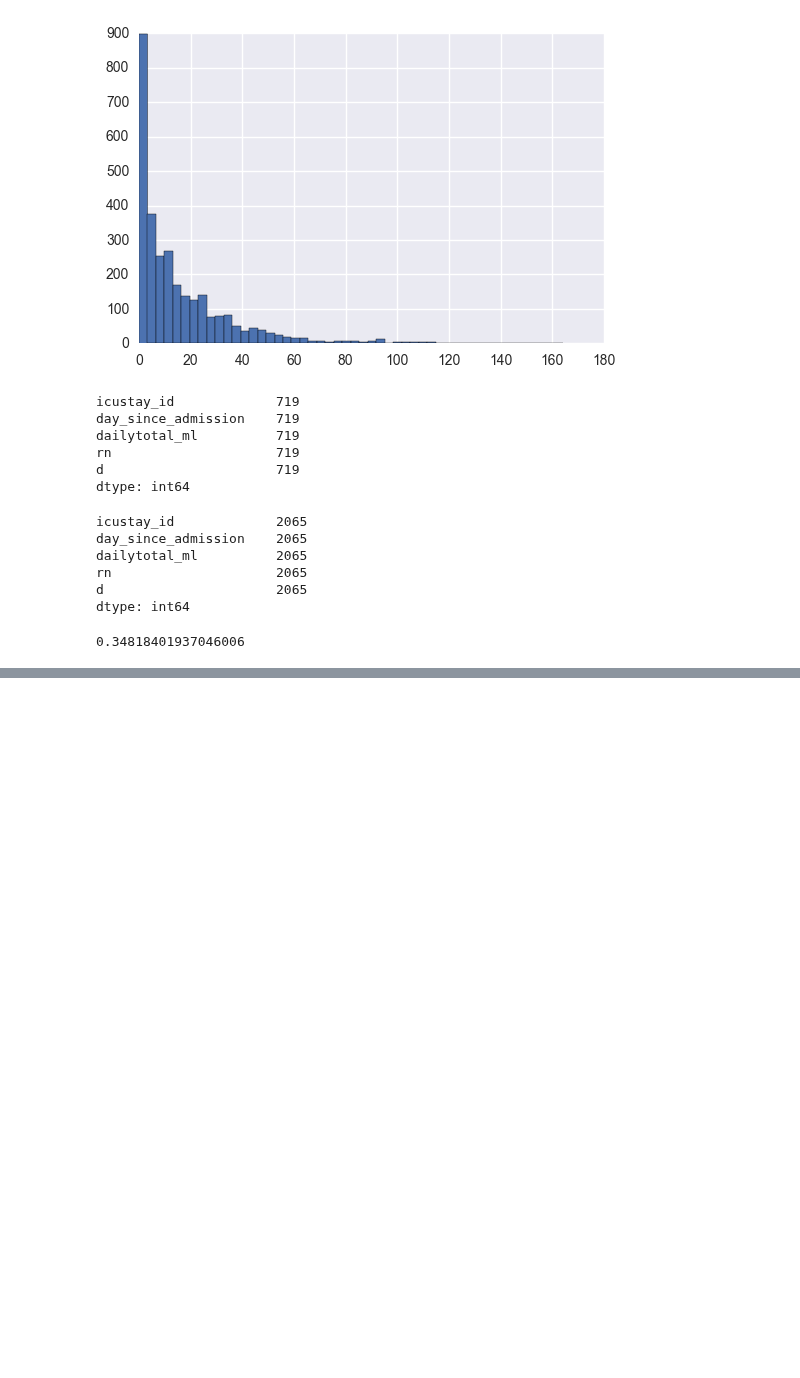
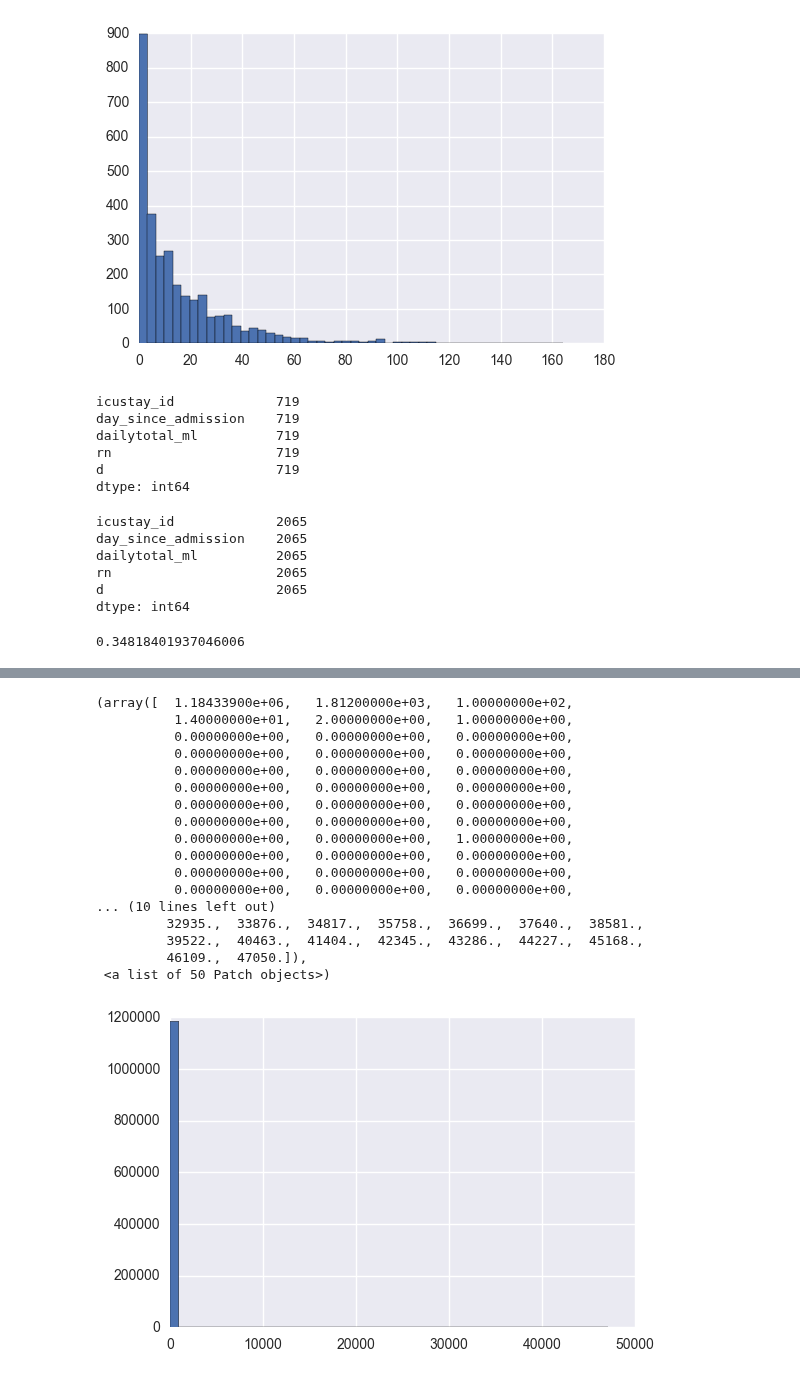
Before and after one commit to yhtgrace/echo, a Jupyter notebook: notebooks/170219_fluid_outliers_MX.ipynb, the cells around one changed output, grey strips where cells are left out. Saved outputs shown, nothing was run; the diff lists cells and outputs as text; code cells hidden in the pictures; blank space fills up the shorter version.

```diff
--- a/notebooks/170219_fluid_outliers_MX.ipynb
+++ b/notebooks/170219_fluid_outliers_MX.ipynb
@@ -327,0 +445,29 @@ dtype: int64
+# %%
+## distributions of high output items
+sql = """SELECT t.*, d.label
+  FROM mimiciii.output_itemtotal as t
+  join d_items as d
+  on t.itemid = d.itemid
+    where d.itemid= '226559' --Foley
+  order by amount desc;"""
+df = pd.read_sql_query(sql, conn)
+plt.hist(df.amount, bins=50)
+# %% [output]
+(array([  1.18433900e+06,   1.81200000e+03,   1.00000000e+02,
+          1.40000000e+01,   2.00000000e+00,   1.00000000e+00,
+          0.00000000e+00,   0.00000000e+00,   0.00000000e+00,
+          0.00000000e+00,   0.00000000e+00,   0.00000000e+00,
+          0.00000000e+00,   0.00000000e+00,   0.00000000e+00,
+          0.00000000e+00,   0.00000000e+00,   0.00000000e+00,
+          0.00000000e+00,   0.00000000e+00,   0.00000000e+00,
+          0.00000000e+00,   0.00000000e+00,   0.00000000e+00,
+          0.00000000e+00,   0.00000000e+00,   1.00000000e+00,
+          0.00000000e+00,   0.00000000e+00,   0.00000000e+00,
+          0.00000000e+00,   0.00000000e+00,   0.00000000e+00,
+          0.00000000e+00,   0.00000000e+00,   0.00000000e+00,
+... (10 lines left out)
+         32935.,  33876.,  34817.,  35758.,  36699.,  37640.,  38581.,
+         39522.,  40463.,  41404.,  42345.,  43286.,  44227.,  45168.,
+         46109.,  47050.]),
+ <a list of 50 Patch objects>)
+[figure, added]
```
Also changed, not shown: parts of 20 cells of this notebook, 8 other files.
